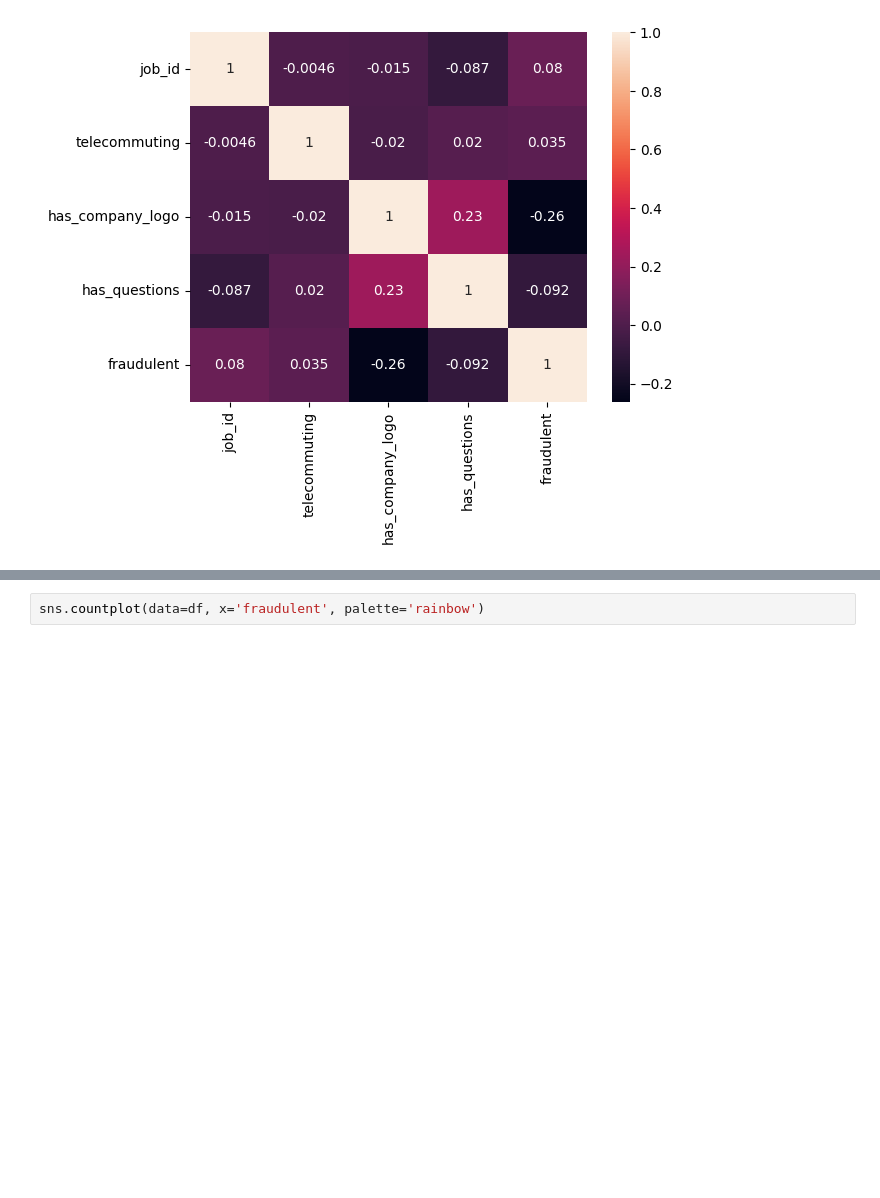
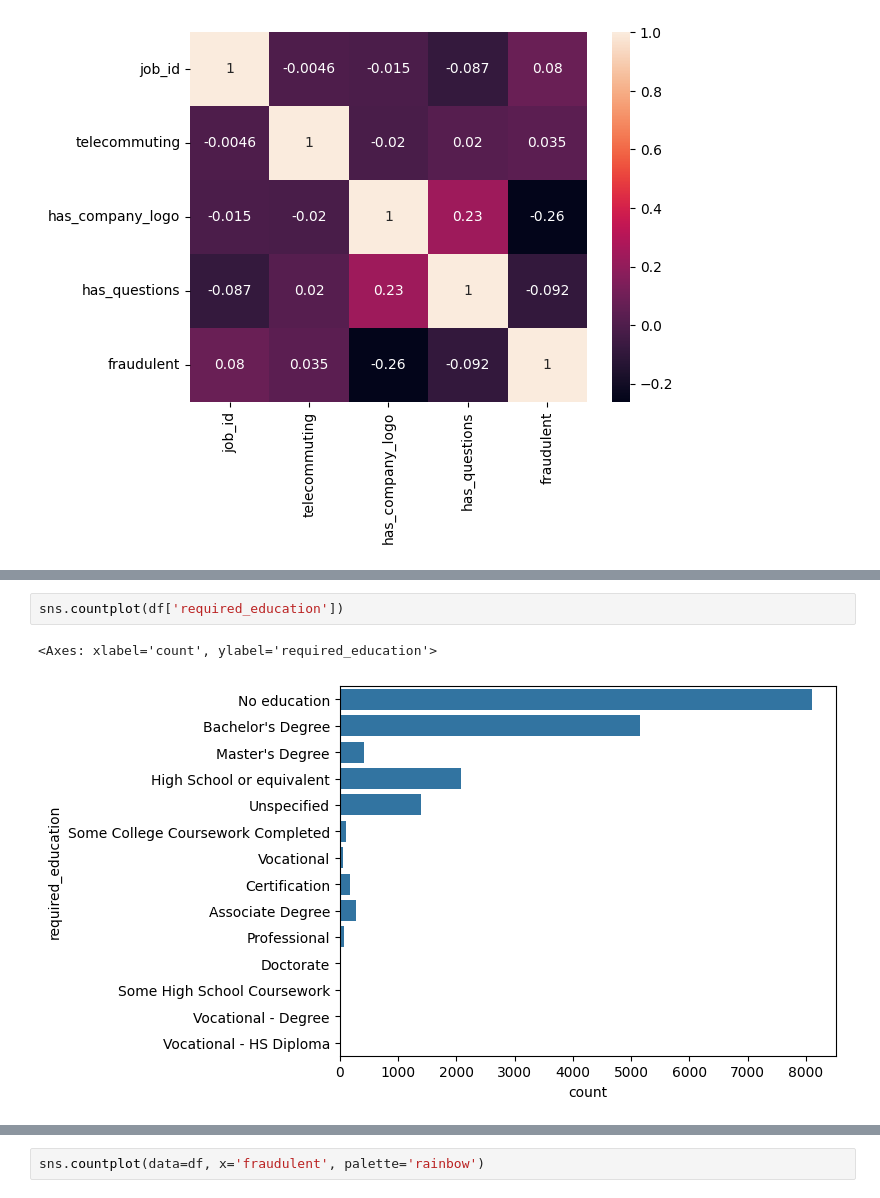
Before and after one commit to akxiit/Job-Scam-Detection, a Jupyter notebook: notebook/EDA.ipynb, the cells around one changed output, grey strips where cells are left out. Saved outputs shown, nothing was run; the diff lists cells and outputs as text; blank space fills up the shorter version.

```diff
--- a/notebook/EDA.ipynb
+++ b/notebook/EDA.ipynb
@@ -346,0 +349,5 @@ sns.heatmap(df[numerical].corr(), annot=True)
+# %%
+sns.countplot(df['required_education'])
+# %% [output]
+<Axes: xlabel='count', ylabel='required_education'>
+[figure, added]
```
Also changed, not shown: parts of 22 cells of this notebook.
